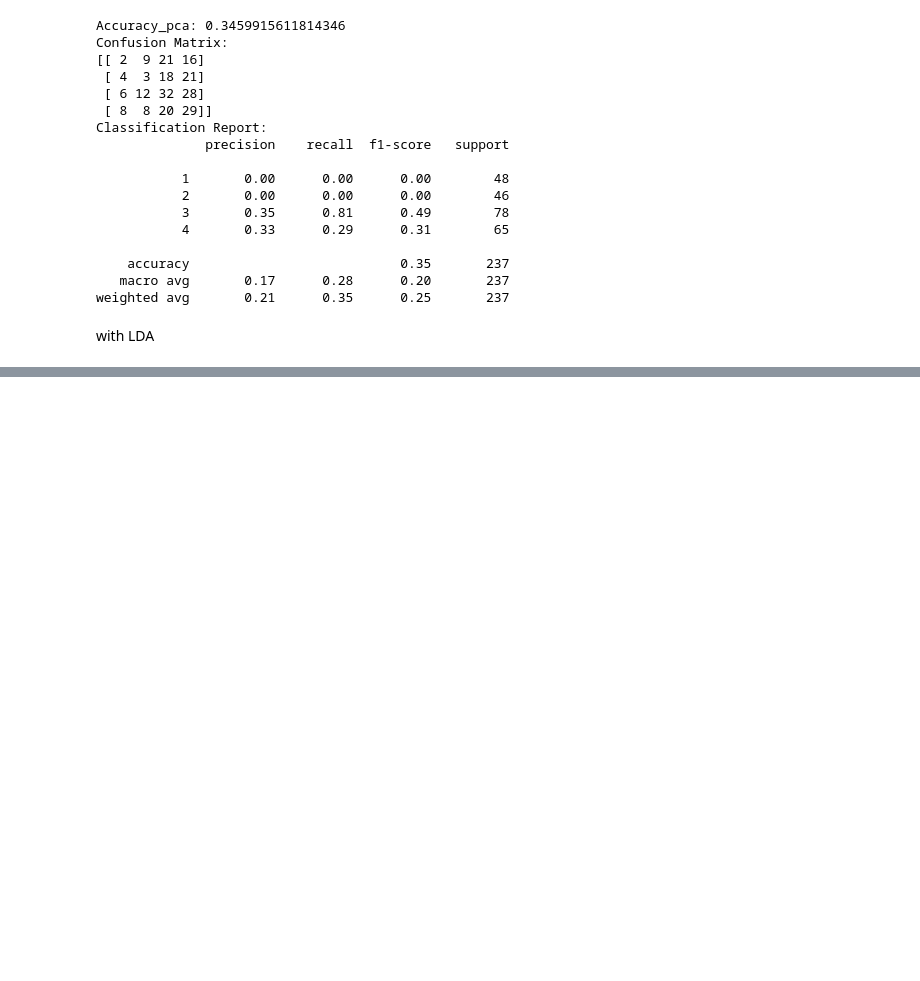
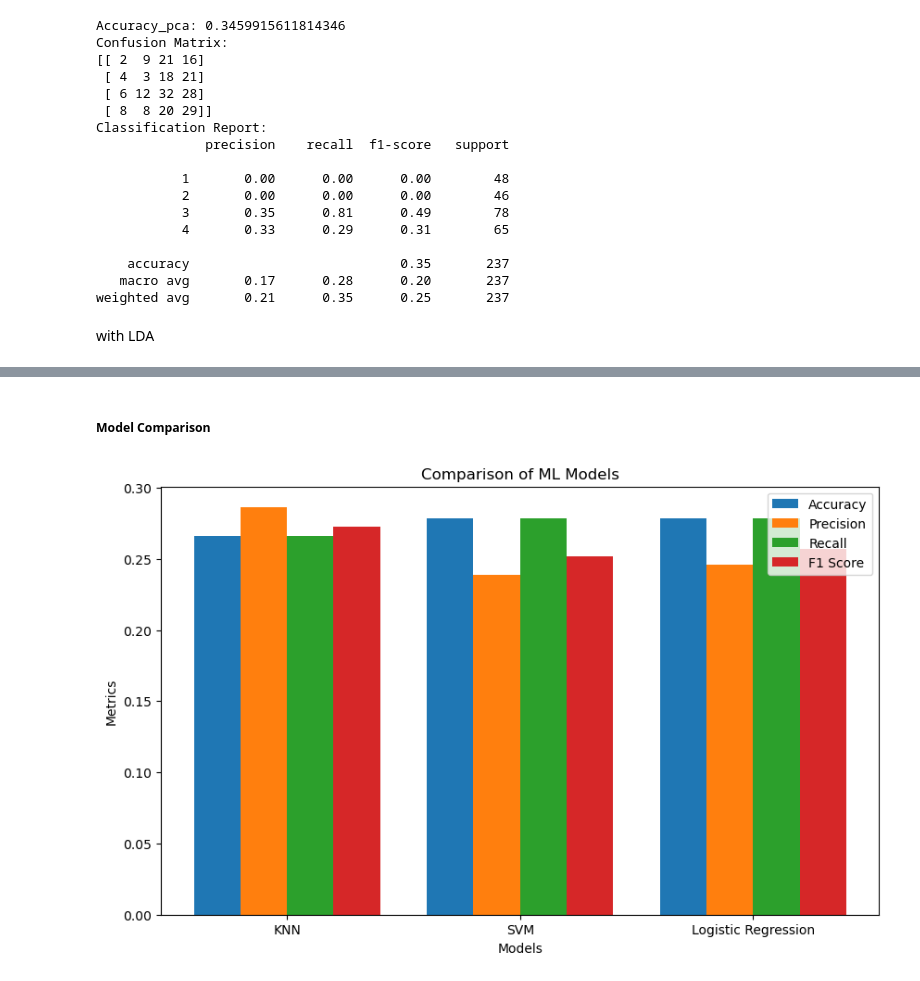
Before and after one commit to pardmanjera/PardonManjera_sba23346_Lvl8_CA2_Integrated, a Jupyter notebook: job_satisfaction_prediction.ipynb, the cells around one changed output, grey strips where cells are left out. Saved outputs shown, nothing was run; the diff lists cells and outputs as text; code cells hidden in the pictures; blank space fills up the shorter version.

```diff
--- a/job_satisfaction_prediction.ipynb
+++ b/job_satisfaction_prediction.ipynb
@@ -1300,3 +1275,19 @@ Classification Report:
 weighted avg       0.21      0.35      0.25       237
 # %% [markdown]
 with LDA
+# %%
+svm_model = SVC(kernel='linear', C=1.0)
+
+svm_model.fit(X_lda_train, y_lda_train)
+
+y_lda_pred_svm = svm_model.predict(X_lda_test)
+
+accuracy_svm_lda = accuracy_score(y_lda_test, y_lda_pred_svm)
+conf_matrix_svm_lda = confusion_matrix(y_lda_test, y_lda_pred_svm)
+classification_rep_lda = classification_report(y_lda_test, y_lda_pred_svm)
+
+print(f'Accuracy_lda: {accuracy_svm_lda}')
+print('Confusion Matrix:')
+print(conf_matrix_svm)
+print('Classification Report:')
+print(classification_rep_svm)
@@ -1302,0 +1633,43 @@ with LDA
+# %% [markdown]
+##### Model Comparison
+# %%
+from sklearn.metrics import accuracy_score, precision_score, recall_score, f1_score
+
+models = [knn_model, svm_model, log_reg]
+model_names = ['KNN', 'SVM', 'Logistic Regression']
+
+accuracies = []
+precisions = []
+recalls = []
+f1_scores = []
+metrics = []
+
+for model in models:
+    model.fit(X_train, y_train)
+    y_pred = model.predict(X_test)
+
+    accuracies.append(accuracy_score(y_test, y_pred))
+    precisions.append(precision_score(y_test, y_pred, average='weighted'))
+    recalls.append(recall_score(y_test, y_pred, average='weighted'))
+    f1_scores.append(f1_score(y_test, y_pred, average='weighted'))
+
+fig, ax = plt.subplots(figsize=(10, 6))
+
+bar_width = 0.2
+index = np.arange(len(models))
+
+bar1 = ax.bar(index, accuracies, width=bar_width, label='Accuracy')
+bar2 = ax.bar(index + bar_width, precisions, width=bar_width, label='Precision')
+bar3 = ax.bar(index + 2 * bar_width, recalls, width=bar_width, label='Recall')
+bar4 = ax.bar(index + 3 * bar_width, f1_scores, width=bar_width, label='F1 Score')
+
+ax.set_xlabel('Models')
+ax.set_ylabel('Metrics')
+ax.set_title('Comparison of ML Models')
+ax.set_xticks(index + 1.5 * bar_width)
+ax.set_xticklabels(model_names)
+ax.legend()
+
+plt.show()
+# %% [output]
+[figure, added]
```
Also changed, not shown: parts of 32 cells of this notebook, 2 other files.
